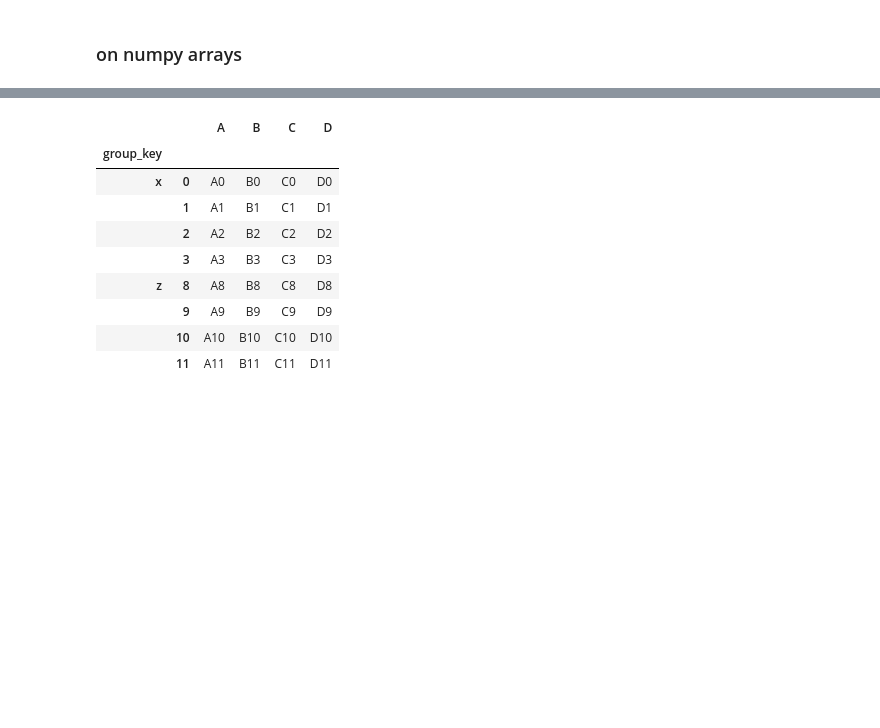
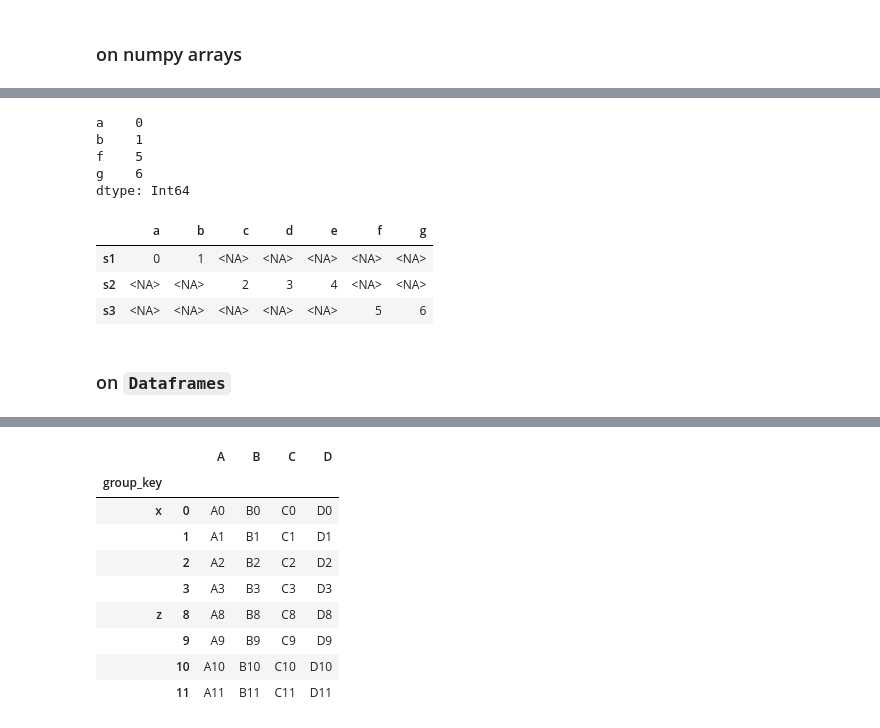
Before and after one commit to shelleygoel/pydata-book, a Jupyter notebook: data_wrangling.ipynb, the cells around one changed output, grey strips where cells are left out. Cells and saved outputs as stored; diff of their text form; code cells hidden in the pictures; blank space fills up the shorter version.

```diff
--- a/data_wrangling.ipynb
+++ b/data_wrangling.ipynb
@@ -541,0 +570,21 @@ left3.join([right2, another], how="outer")
+# %%
+s4 = pd.concat([s1, s3])
+s4
+pd.concat([s1, s4], join="inner", axis=1)
+# %% [output]
+a    0
+b    1
+f    5
+g    6
+dtype: Int64
+# %%
+result = pd.concat([s1, s2, s3], keys=["s1", "s2", "s3"])
+result.unstack(level=1)
+# result
+# %% [output]
+|  | a | b | c | d | e | f | g |
+| s1 | 0 | 1 | <NA> | <NA> | <NA> | <NA> | <NA> |
+| s2 | <NA> | <NA> | 2 | 3 | 4 | <NA> | <NA> |
+| s3 | <NA> | <NA> | <NA> | <NA> | <NA> | 5 | 6 |
+# %% [markdown]
+### on `Dataframes`
```
Also changed, not shown: parts of 20 cells of this notebook.
